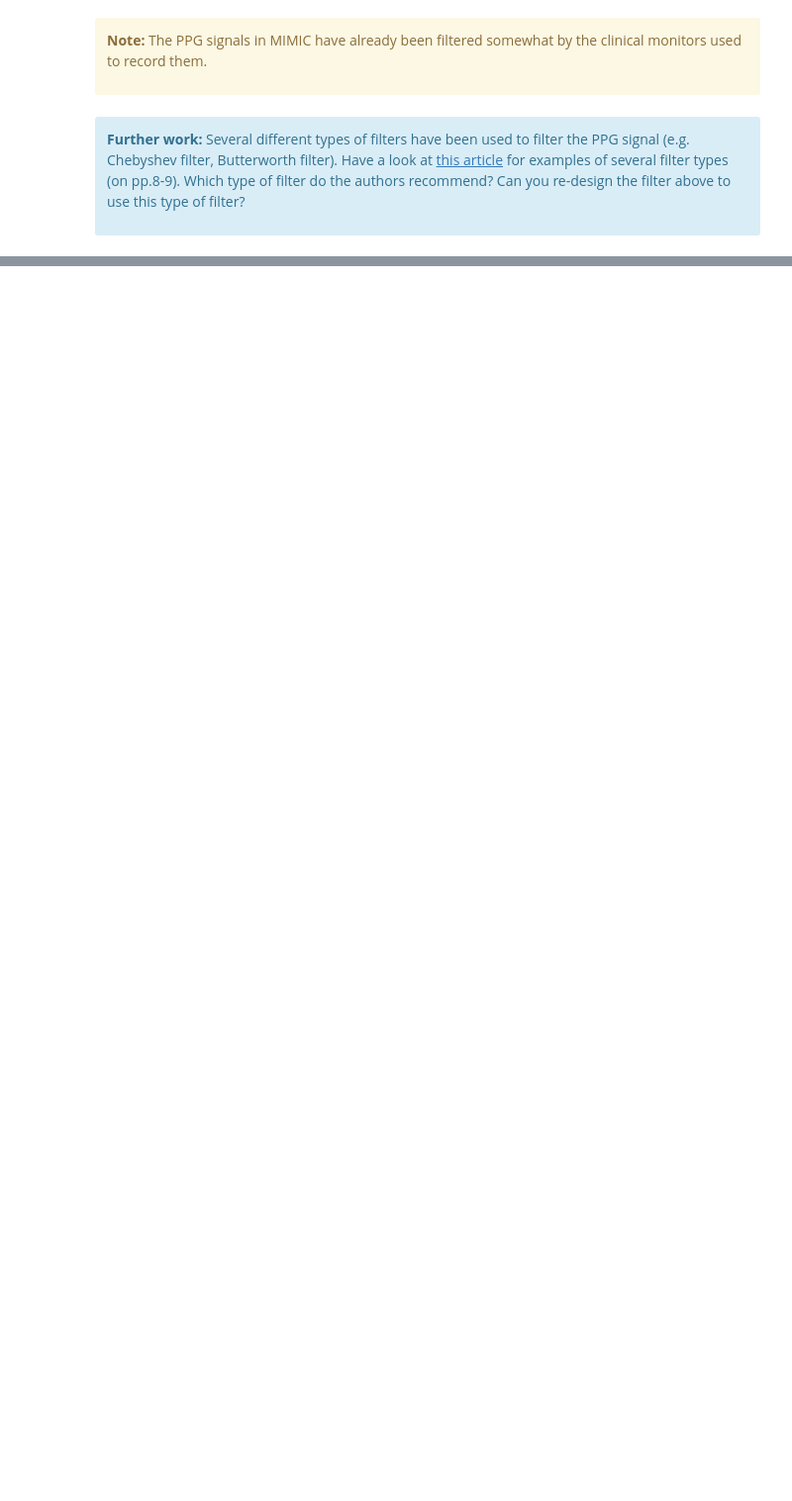
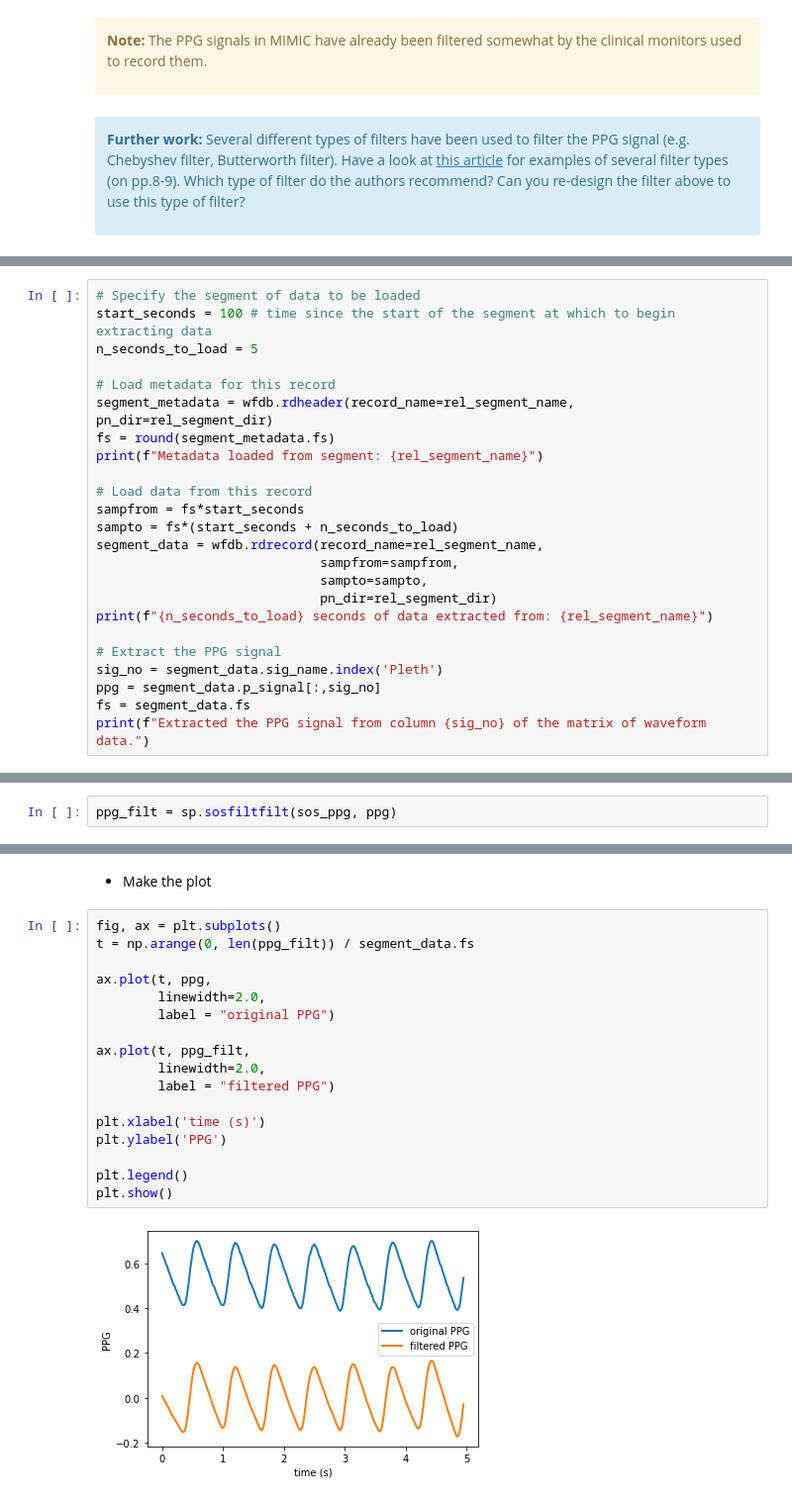
Before and after one commit to peterhcharlton/bsp-book, a Jupyter notebook: content/tutorial/notebooks/signal-filtering.ipynb, the cells around one changed output, grey strips where cells are left out. Shown: that part at 99% size. Cells and saved outputs as stored; diff of their text form; blank space fills up the shorter version.

```diff
--- a/content/tutorial/notebooks/signal-filtering.ipynb
+++ b/content/tutorial/notebooks/signal-filtering.ipynb
@@ -159,0 +198,24 @@ plt.show()
+# %%
+# Specify the segment of data to be loaded
+start_seconds = 100 # time since the start of the segment at which to begin extracting data
+n_seconds_to_load = 5
+
+# Load metadata for this record
+segment_metadata = wfdb.rdheader(record_name=rel_segment_name, pn_dir=rel_segment_dir)
+fs = round(segment_metadata.fs)
+print(f"Metadata loaded from segment: {rel_segment_name}")
+
+# Load data from this record
+sampfrom = fs*start_seconds
+sampto = fs*(start_seconds + n_seconds_to_load)
+segment_data = wfdb.rdrecord(record_name=rel_segment_name,
+                             sampfrom=sampfrom,
+                             sampto=sampto,
+                             pn_dir=rel_segment_dir)
+print(f"{n_seconds_to_load} seconds of data extracted from: {rel_segment_name}")
+
+# Extract the PPG signal
+sig_no = segment_data.sig_name.index('Pleth')
+ppg = segment_data.p_signal[:,sig_no]
+fs = segment_data.fs
+print(f"Extracted the PPG signal from column {sig_no} of the matrix of waveform data.")
@@ -159,0 +230,2 @@ plt.show()
+# %%
+ppg_filt = sp.sosfiltfilt(sos_ppg, ppg)
@@ -159,0 +241,21 @@ plt.show()
+# %% [markdown]
+- Make the plot
+# %%
+fig, ax = plt.subplots()
+t = np.arange(0, len(ppg_filt)) / segment_data.fs
+
+ax.plot(t, ppg,
+        linewidth=2.0,
+        label = "original PPG")
+
+ax.plot(t, ppg_filt,
+        linewidth=2.0,
+        label = "filtered PPG")
+
+plt.xlabel('time (s)')
+plt.ylabel('PPG')
+
+plt.legend()
+plt.show()
+# %% [output]
+[figure, added]
```
Also changed, not shown: parts of 39 cells of this notebook, 2 other files.
